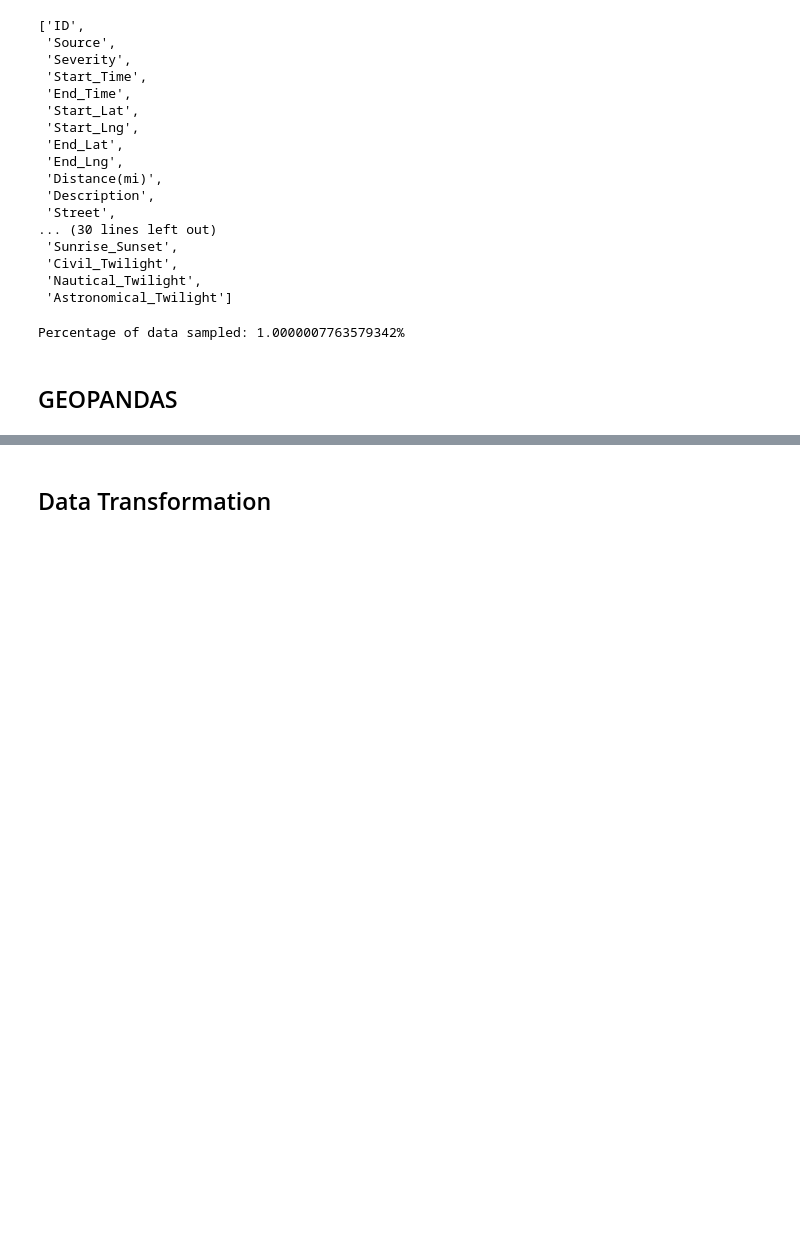
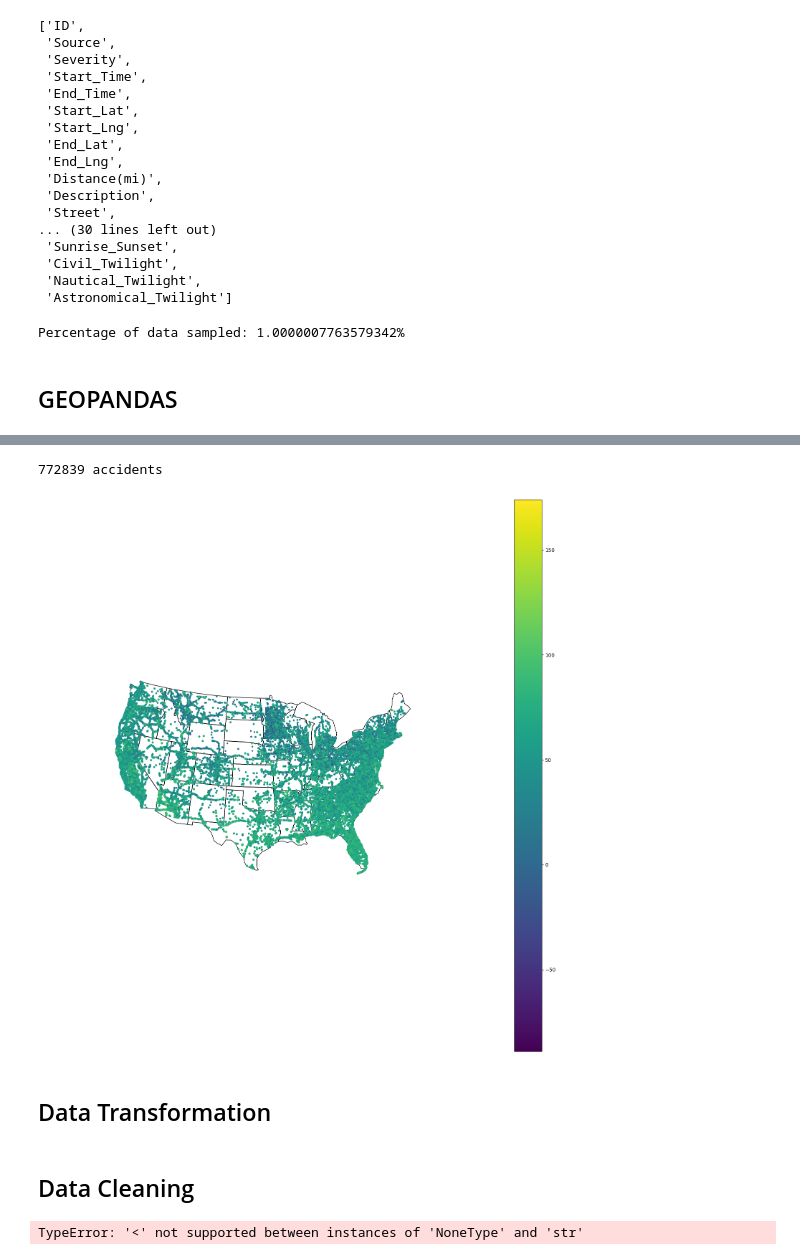
Before and after one commit to cosimop2000/BDMG-vehicle-accidents, a Jupyter notebook: workflows/vehicle-accident-vaex.ipynb, the cells around one changed output, grey strips where cells are left out. Saved outputs shown, nothing was run; the diff lists cells and outputs as text; code cells hidden in the pictures; blank space fills up the shorter version.

```diff
--- a/workflows/vehicle-accident-vaex.ipynb
+++ b/workflows/vehicle-accident-vaex.ipynb
@@ -301,3 +342,19 @@ severity_locations = accident_data[['Temperature(F)','Wind_Chill(F)','Severity',
+# %%
+#generate a map with hue based on wind chill
+gdfs_sample = gdf_severity.sample(int(len(gdf_severity)/10))
+print('{} accidents'.format(int(len(gdfs_sample))))
+
+contiguous_usa = geopandas.read_file(gplt.datasets.get_path('contiguous_usa'))
+ax = gplt.polyplot(
+    contiguous_usa,
+    projection=gcrs.AlbersEqualArea(),
+    figsize=(20, 20)
+)
+gplt.pointplot(gdfs_sample, ax=ax, hue=gdfs_sample[1],scale=gdfs_sample[1], legend=True, legend_var='hue')
+plt.show()
+# %% [output]
+772839 accidents
+[figure, added]
 # %% [markdown]
 ## Data Transformation
 # %%
@@ -307,3 +366,16 @@ import datetime
 accident_data['datetime_start_parsed'] = pd.to_datetime(accident_data['Start_Time'], format="%Y-%m-%d %H:%M:%S")
 accident_data['datetime_end_parsed'] = pd.to_datetime(accident_data['End_Time'], format="%Y-%m-%d %H:%M:%S")
 accident_data['datetime_weathertime_parsed'] = pd.to_datetime(accident_data['Weather_Timestamp'], format="%Y-%m-%d %H:%M:%S")
+# %% [markdown]
+## Data Cleaning
+# %%
+# Get unique Weather_Condition values
+weather_condition_unique = accident_data['Weather_Condition'].unique()
+
+# Sort the unique values using NumPy
+weather_condition_sorted = np.sort(weather_condition_unique)
+
+# Now 'weather_condition_sorted' contains the sorted unique values of Weather_Condition
+print(weather_condition_sorted)
+# %% [output]
+TypeError: '<' not supported between instances of 'NoneType' and 'str'
```
Also changed, not shown: parts of 9 cells of this notebook, 3 other files.
